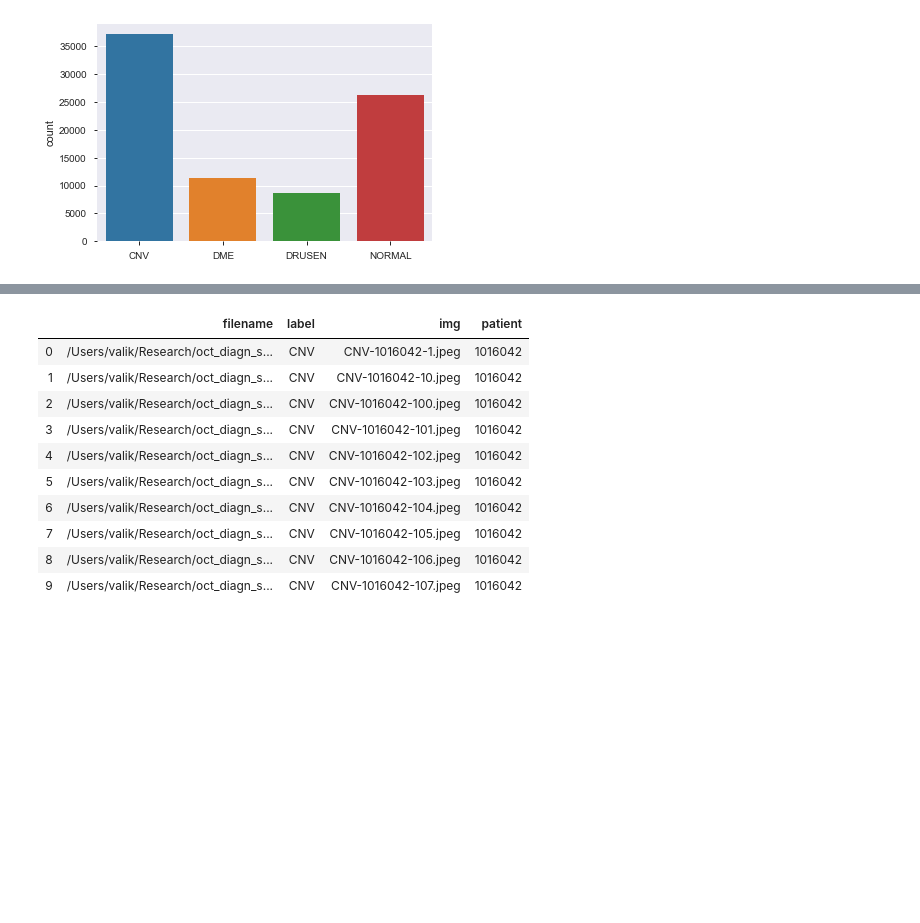
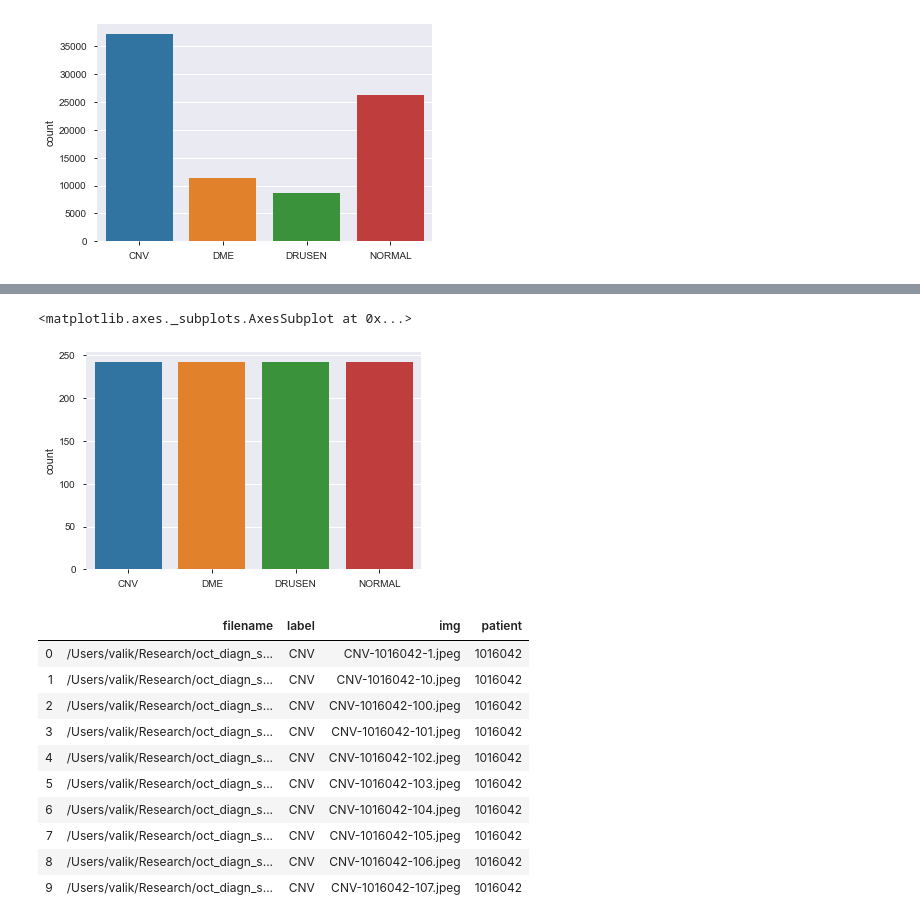
Before and after one commit to Valentyn1997/oct-diagn-semi-supervised, a Jupyter notebook: notebooks/00_dataset_statistics.ipynb, the cells around one changed output, grey strips where cells are left out. Drawn from its saved outputs; the diff is of its cells as text; code cells hidden in the pictures; blank space fills up the shorter version.

```diff
--- a/notebooks/00_dataset_statistics.ipynb
+++ b/notebooks/00_dataset_statistics.ipynb
@@ -35,3 +53,8 @@ sns.countplot([train.classes[i] for i in train.targets])
+# %%
+sns.countplot([test.classes[i] for i in test.targets])
+# %% [output]
+<matplotlib.axes._subplots.AxesSubplot at 0x...>
+[figure, added]
 # %%
 train_df = pd.DataFrame(train.imgs, columns=['filename', 'label'])
 train_df['label'] = [train.classes[i] for i in train.targets]
```
Also changed, not shown: parts of 5 cells of this notebook, 3 other files.
